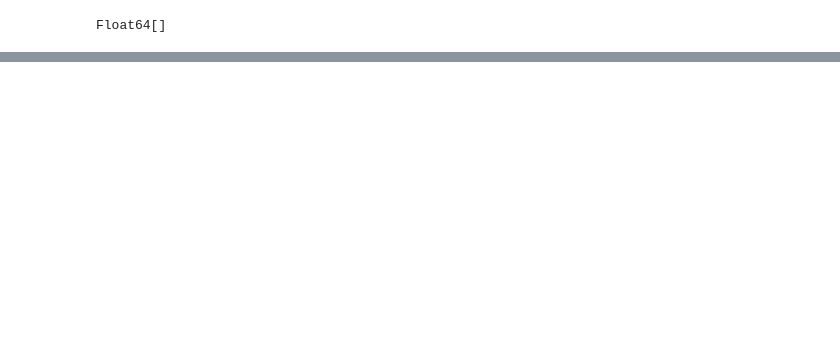
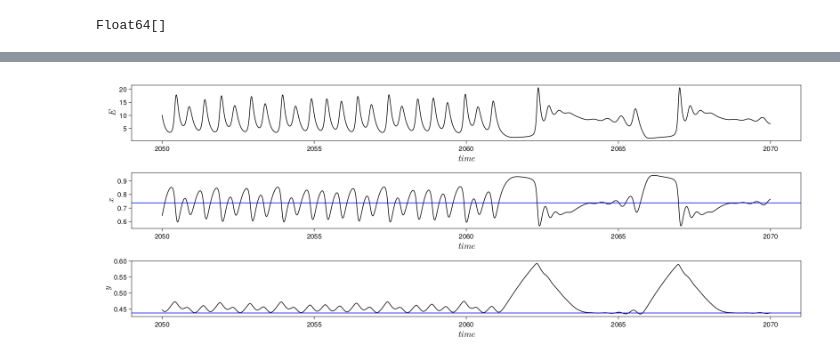
Before and after one commit to SergeyNovak777/dynamical-systems, a Jupyter notebook: Tsodyks Markram/Levanova/3 набор параметров/Количество витков.ipynb, the cells around one changed output, grey strips where cells are left out. Drawn from its saved outputs; the diff is of its cells as text; code cells hidden in the pictures; blank space fills up the shorter version.

```diff
--- a/Tsodyks Markram/Levanova/3 набор параметров/Количество витков.ipynb
+++ b/Tsodyks Markram/Levanova/3 набор параметров/Количество витков.ipynb
@@ -282,0 +283,31 @@ time_glob_min[1:2], glob_min[1:2]
+# %%
+ts, tf = 50000, 70000
+lb_size_ts = 20
+tck_size_ts = 15
+f = Figure(resolution = (1600, 600))
+
+axisE = Axis(f[1, 1], xlabel = L"$time$", ylabel = L"$E$",
+            xlabelsize = lb_size_ts, ylabelsize = lb_size_ts,
+            xticklabelsize = tck_size_ts, yticklabelsize = tck_size_ts,
+            xgridvisible = false, ygridvisible = false)
+axisx = Axis(f[2, 1], xlabel = L"$time$", ylabel = L"$x$",
+            xlabelsize = lb_size_ts, ylabelsize = lb_size_ts,
+            xticklabelsize = tck_size_ts, yticklabelsize = tck_size_ts,
+            xgridvisible = false, ygridvisible = false)
+axisy = Axis(f[3, 1], xlabel = L"$time$", ylabel = L"$y$",
+            xlabelsize = lb_size_ts, ylabelsize = lb_size_ts,
+            xticklabelsize = tck_size_ts, yticklabelsize = tck_size_ts,
+            xgridvisible = false, ygridvisible = false)
+
+lines!(axisE, trange[ts:tf], sol[ts:tf, 1], linewidth = 1.5, color = :black)
+#hlines!(axisE, fp[1][1], color = :blue)
+
+lines!(axisx, trange[ts:tf], sol[ts:tf, 2], linewidth = 1.5, color = :black)
+hlines!(axisx, fp[1][2], color = :blue)
+
+lines!(axisy, trange[ts:tf], sol[ts:tf, 3], linewidth = 1.5, color = :black)
+hlines!(axisy, fp[1][3], color = :blue)
+#ylims!(axisy, 0.43, 0.45)
+f
+# %% [output]
+[figure, added]
```
Also changed, not shown: parts of 14 cells of this notebook.
